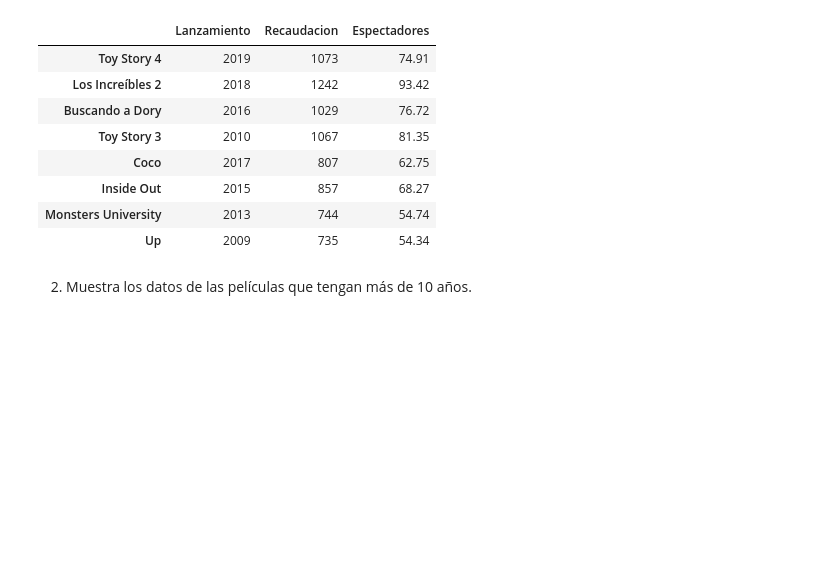
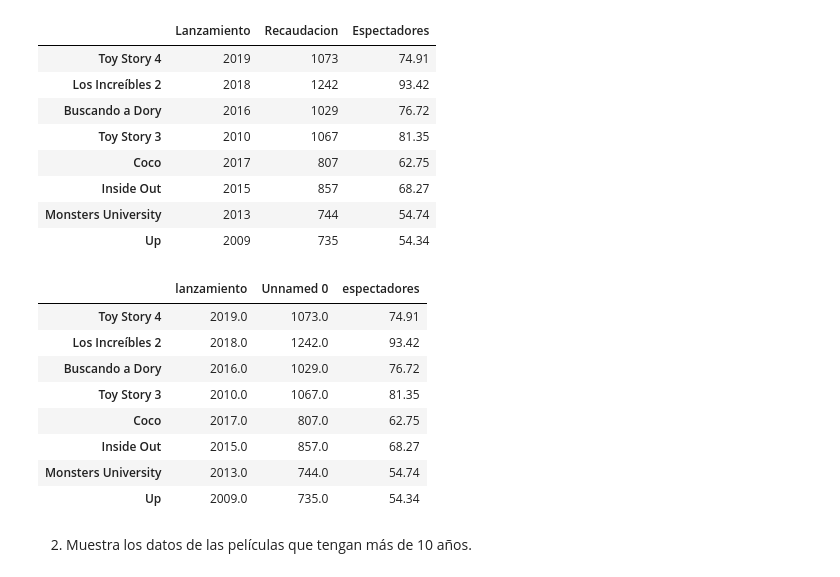
Before and after one commit to JBC2024/ONLINE_DS_THEBRIDGE_JBC, a Jupyter notebook: 02_Programacion_y_Herramientas_Avanzadas/Sprint_04/Unidad_01/Practica_Obligatoria/18_Practica_Obligatoria_Pandas_I.ipynb, the cells around one changed output. Drawn from its saved outputs; the diff is of its cells as text; code cells hidden in the pictures; blank space fills up the shorter version.

```diff
--- a/02_Programacion_y_Herramientas_Avanzadas/Sprint_04/Unidad_01/Practica_Obligatoria/18_Practica_Obligatoria_Pandas_I.ipynb
+++ b/02_Programacion_y_Herramientas_Avanzadas/Sprint_04/Unidad_01/Practica_Obligatoria/18_Practica_Obligatoria_Pandas_I.ipynb
@@ -193,6 +208,18 @@ df
 | Inside Out | 2015 | 857 | 68.27 |
 | Monsters University | 2013 | 744 | 54.74 |
 | Up | 2009 | 735 | 54.34 |
+# %%
+pd.DataFrame([serie_lanzamiento, serie_recaudaciones, serie_espectadores]).T
+# %% [output]
+|  | lanzamiento | Unnamed 0 | espectadores |
+| Toy Story 4 | 2019.0 | 1073.0 | 74.91 |
+| Los Increíbles 2 | 2018.0 | 1242.0 | 93.42 |
+| Buscando a Dory | 2016.0 | 1029.0 | 76.72 |
+| Toy Story 3 | 2010.0 | 1067.0 | 81.35 |
+| Coco | 2017.0 | 807.0 | 62.75 |
+| Inside Out | 2015.0 | 857.0 | 68.27 |
+| Monsters University | 2013.0 | 744.0 | 54.74 |
+| Up | 2009.0 | 735.0 | 54.34 |
 # %% [markdown]
 2. Muestra los datos de las películas que tengan más de 10 años.
 # %%
```
Also changed, not shown: parts of 6 cells of this notebook, 29 other files.
